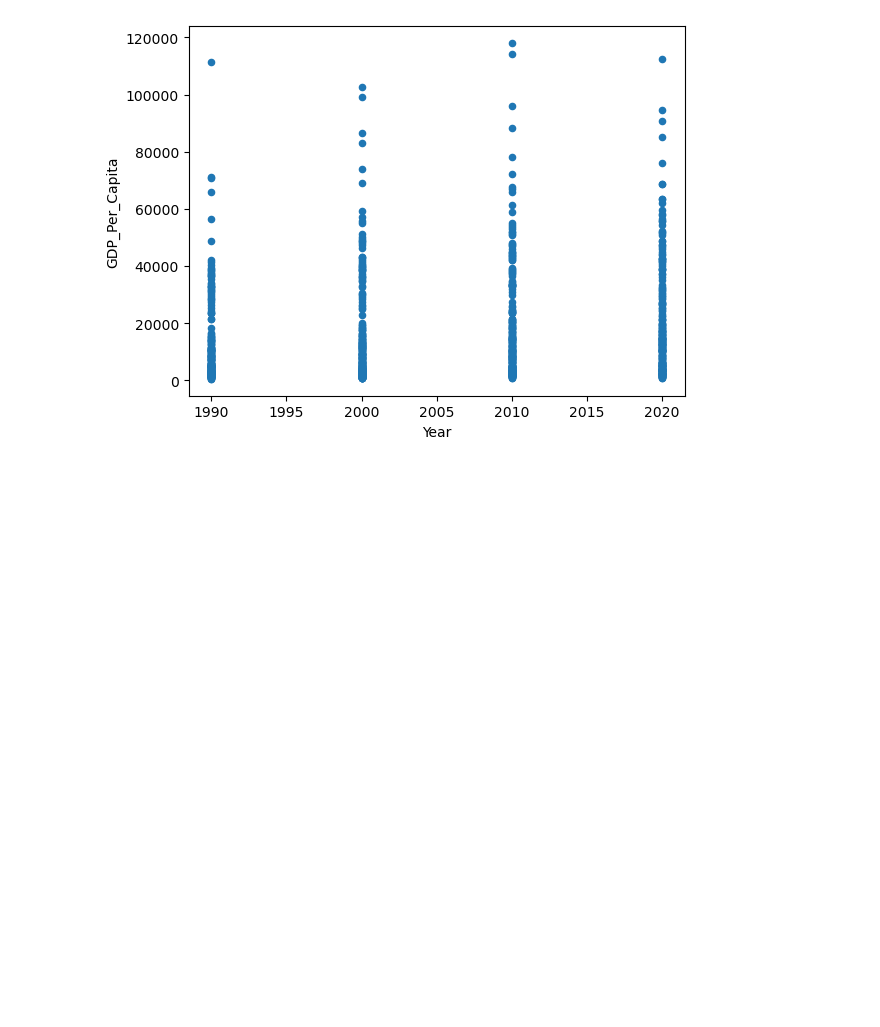
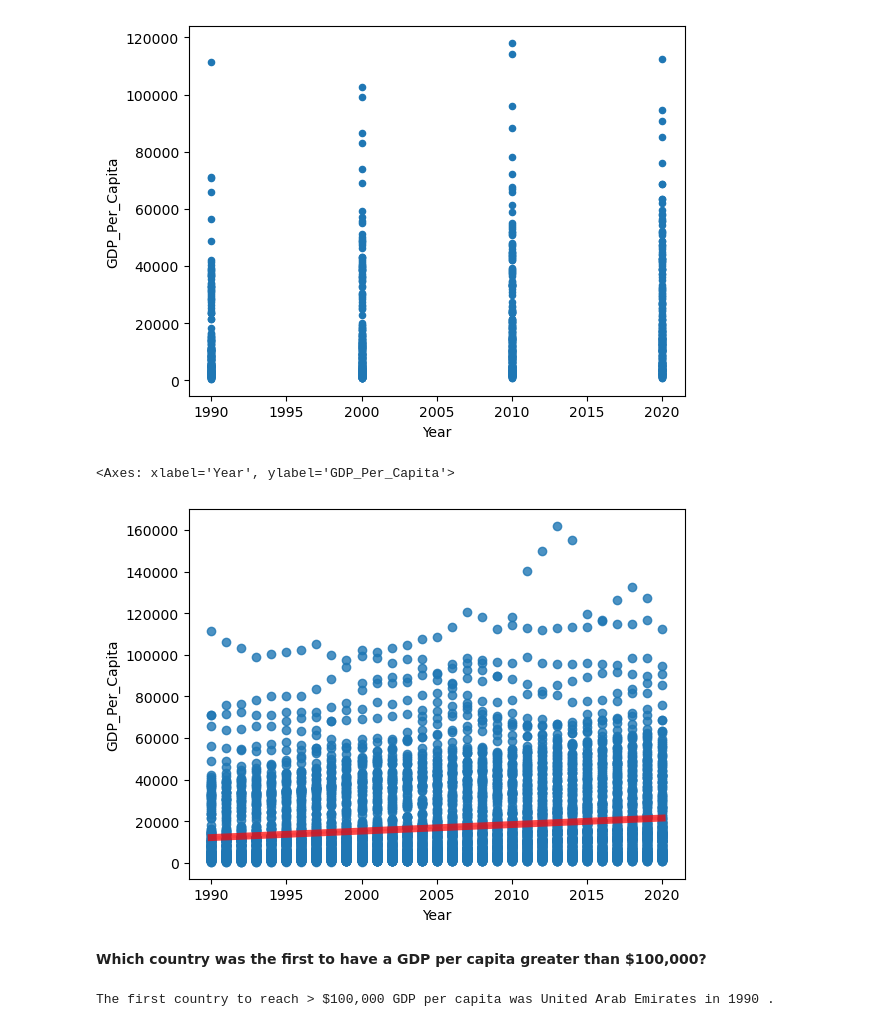
Before and after one commit to NSS-Data-Analytics-Cohort-8/gdp-and-internet-usage-thenicknash, a Jupyter notebook: notebooks/un_project.ipynb, the cells around one changed output. Drawn from its saved outputs; the diff is of its cells as text; code cells hidden in the pictures; blank space fills up the shorter version.

```diff
--- a/notebooks/un_project.ipynb
+++ b/notebooks/un_project.ipynb
@@ -156,3 +156,16 @@ gdp_decades.plot.scatter(x='Year', y='GDP_Per_Capita')
 # %% [output]
 <Axes: xlabel='Year', ylabel='GDP_Per_Capita'>
 [figure]
+# %%
+sns.regplot(x=gdp_df['Year'], y=gdp_df['GDP_Per_Capita'], line_kws={"color":"r","alpha":0.7,"lw":5})
+# %% [output]
+<Axes: xlabel='Year', ylabel='GDP_Per_Capita'>
+[figure, added]
+# %% [markdown]
+<b>Which country was the first to have a GDP per capita greater than $100,000?</b>
+# %%
+gdp_df_ordered_by_year_asc = gdp_df.sort_values(by=['Year', 'GDP_Per_Capita'], ascending=True)
+first_country_to_achieve_10000_gdp = gdp_df_ordered_by_year_asc[gdp_df_ordered_by_year_asc['GDP_Per_Capita'] > 100000].iloc[0]
+print('The first country to reach > $100,000 GDP per capita was', first_country_to_achieve_10000_gdp['Country'], 'in', first_country_to_achieve_10000_gdp['Year'], '.')
+# %% [output]
+The first country to reach > $100,000 GDP per capita was United Arab Emirates in 1990 .
```
Also changed, not shown: parts of 2 cells of this notebook.
